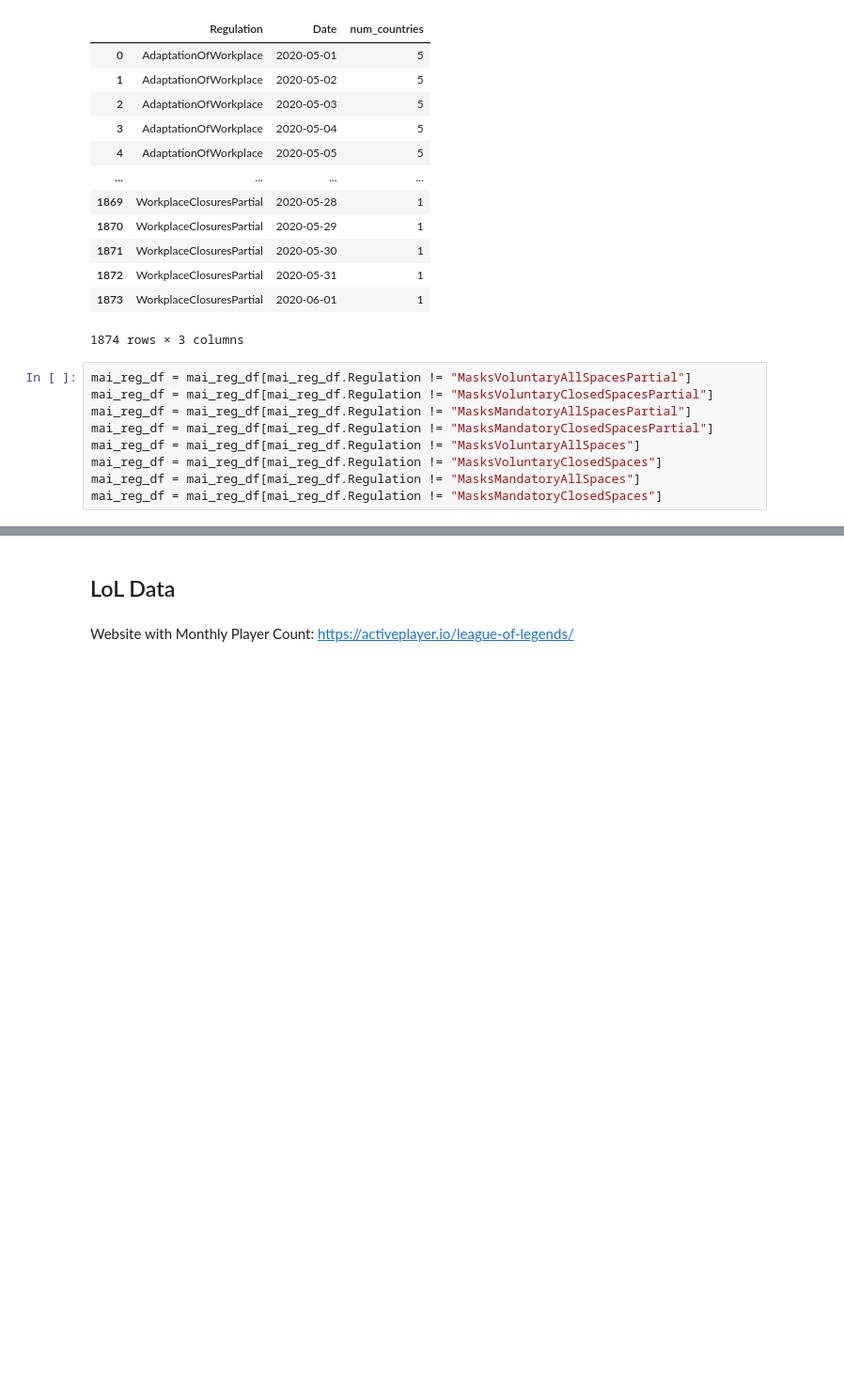
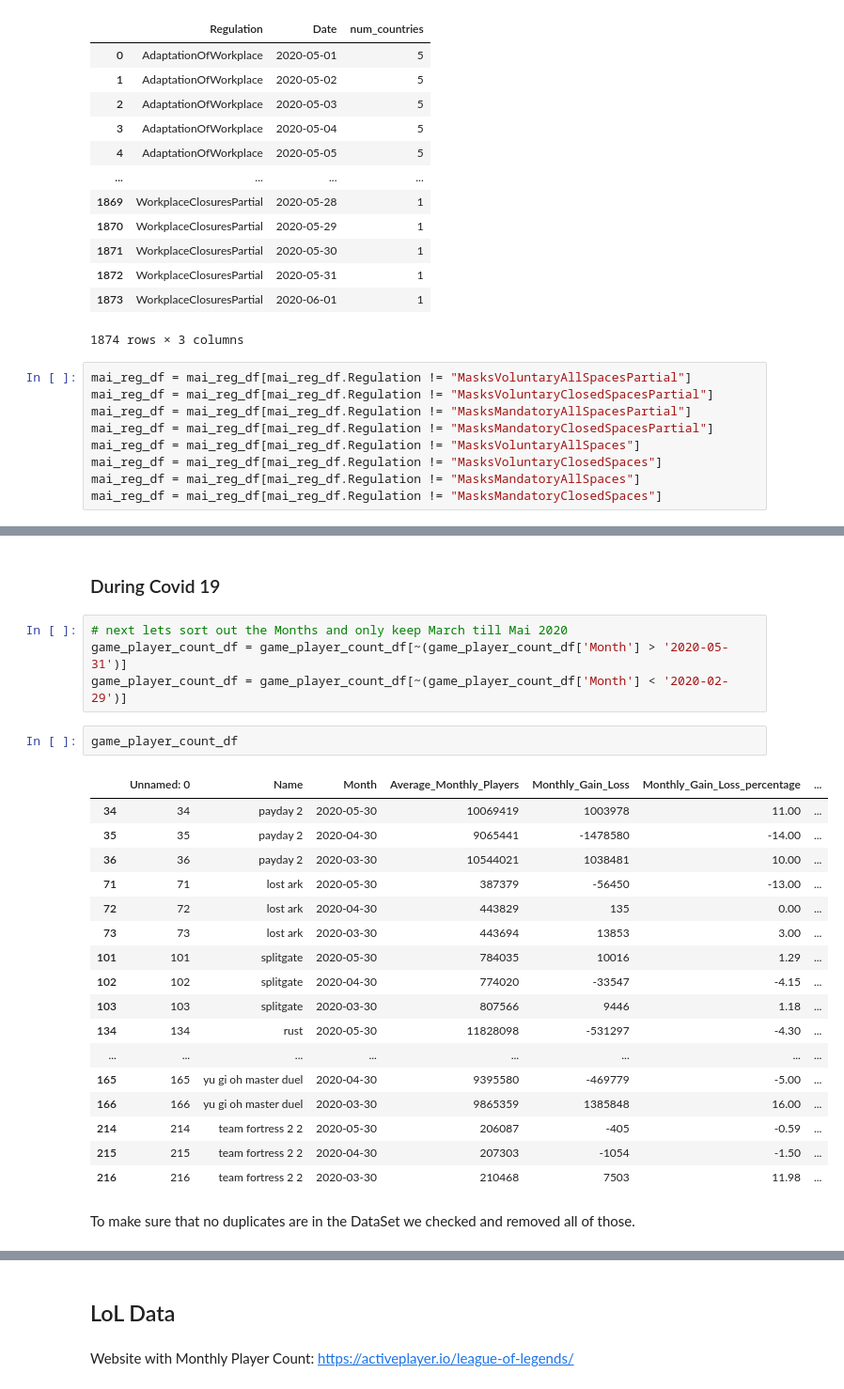
Before and after one commit to kiubb02/BigData_LoL, a Jupyter notebook: main.ipynb, the cells around one changed output, grey strips where cells are left out. Shown: that part at 94% size. Drawn from its saved outputs; the diff is of its cells as text; blank space fills up the shorter version.

```diff
--- a/main.ipynb
+++ b/main.ipynb
@@ -843,0 +885,29 @@ gp.plot.bar()
+# %% [markdown]
+### During Covid 19
+# %%
+# next lets sort out the Months and only keep March till Mai 2020
+game_player_count_df = game_player_count_df[~(game_player_count_df['Month'] > '2020-05-31')]
+game_player_count_df = game_player_count_df[~(game_player_count_df['Month'] < '2020-02-29')]
+# %%
+game_player_count_df
+# %% [output]
+|  | Unnamed: 0 | Name | Month | Average_Monthly_Players | Monthly_Gain_Loss | Monthly_Gain_Loss_percentage | ... |
+| 34 | 34 | payday 2 | 2020-05-30 | 10069419 | 1003978 | 11.00 | ... |
+| 35 | 35 | payday 2 | 2020-04-30 | 9065441 | -1478580 | -14.00 | ... |
+| 36 | 36 | payday 2 | 2020-03-30 | 10544021 | 1038481 | 10.00 | ... |
+| 71 | 71 | lost ark | 2020-05-30 | 387379 | -56450 | -13.00 | ... |
+| 72 | 72 | lost ark | 2020-04-30 | 443829 | 135 | 0.00 | ... |
+| 73 | 73 | lost ark | 2020-03-30 | 443694 | 13853 | 3.00 | ... |
+| 101 | 101 | splitgate | 2020-05-30 | 784035 | 10016 | 1.29 | ... |
+| 102 | 102 | splitgate | 2020-04-30 | 774020 | -33547 | -4.15 | ... |
+| 103 | 103 | splitgate | 2020-03-30 | 807566 | 9446 | 1.18 | ... |
+| 134 | 134 | rust | 2020-05-30 | 11828098 | -531297 | -4.30 | ... |
+| ... | ... | ... | ... | ... | ... | ... | ... |
+| 165 | 165 | yu gi oh master duel | 2020-04-30 | 9395580 | -469779 | -5.00 | ... |
+| 166 | 166 | yu gi oh master duel | 2020-03-30 | 9865359 | 1385848 | 16.00 | ... |
+| 214 | 214 | team fortress 2 2 | 2020-05-30 | 206087 | -405 | -0.59 | ... |
+| 215 | 215 | team fortress 2 2 | 2020-04-30 | 207303 | -1054 | -1.50 | ... |
+| 216 | 216 | team fortress 2 2 | 2020-03-30 | 210468 | 7503 | 11.98 | ... |
+# %% [markdown]
+
+To make sure that no duplicates are in the DataSet we checked and removed all of those.
```
Also changed, not shown: parts of 48 cells of this notebook.
